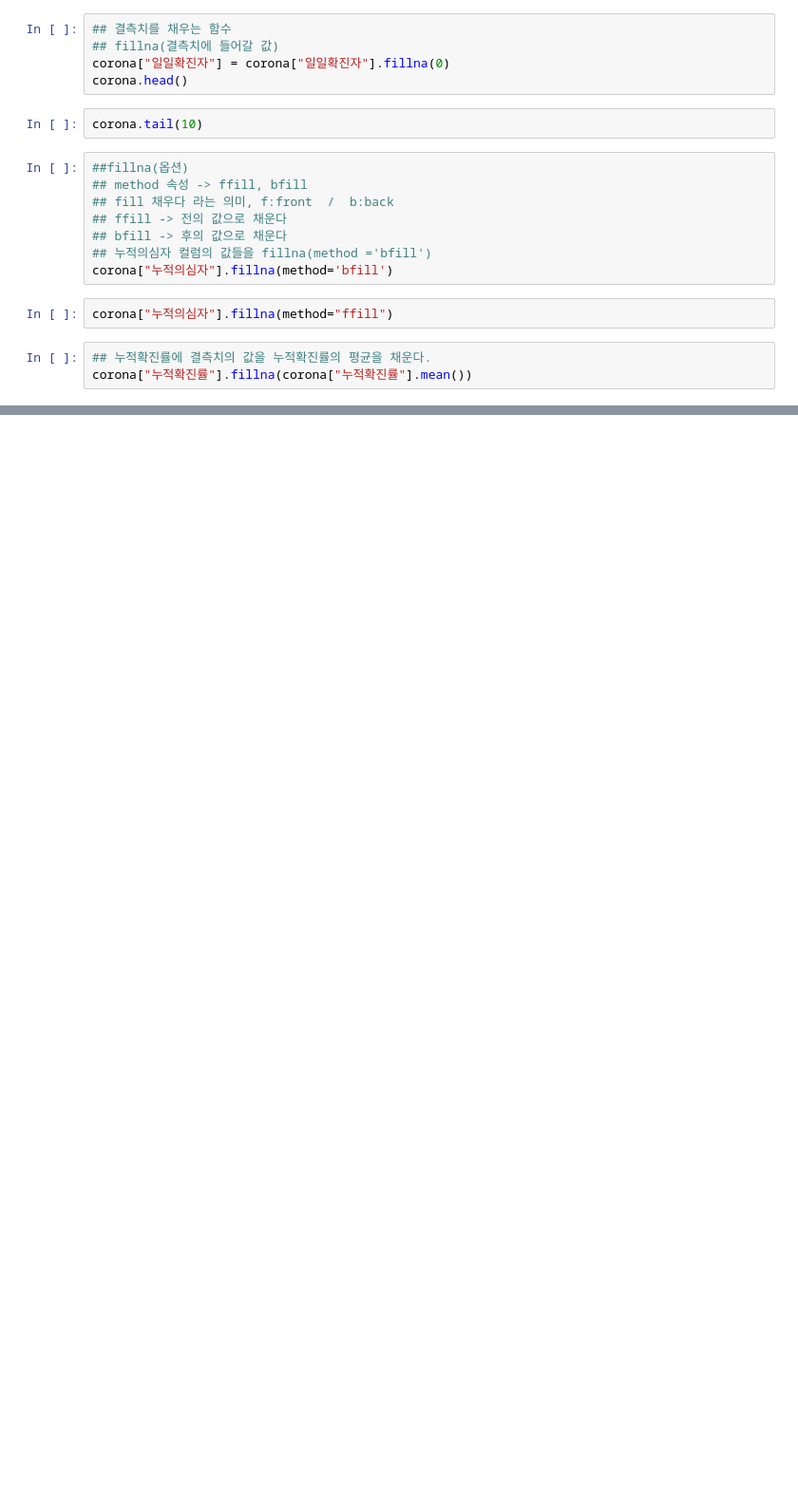
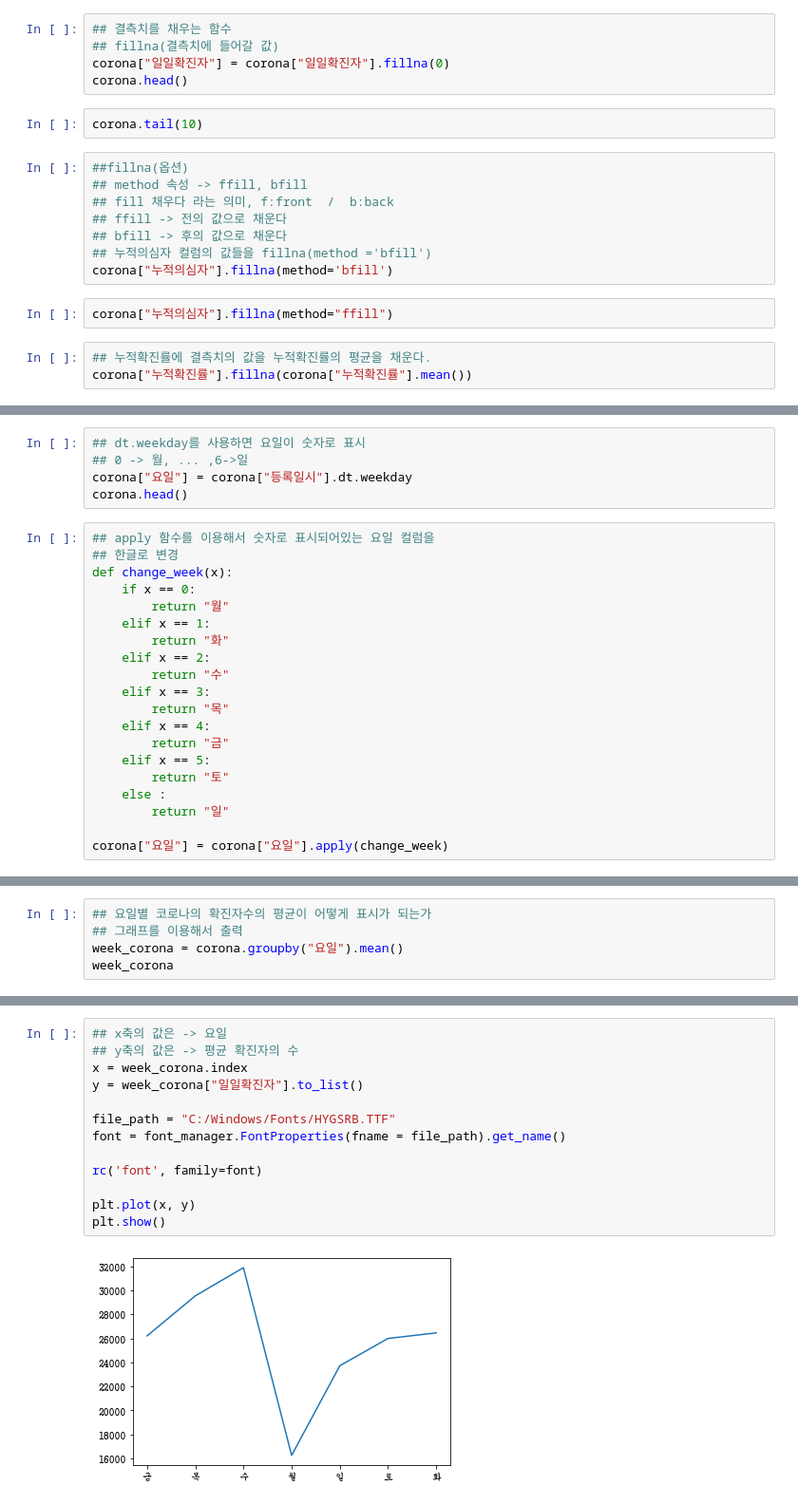
Before and after one commit to bsmoon-86/ubion-5, a Jupyter notebook: 220901/pandas.ipynb, the cells around one changed output, grey strips where cells are left out. Shown at 95% size. Drawn from its saved outputs; the diff is of its cells as text; blank space fills up the shorter version.

```diff
--- a/220901/pandas.ipynb
+++ b/220901/pandas.ipynb
@@ -53,0 +98,25 @@ corona.loc[444:448,:]
+# %%
+## dt.weekday를 사용하면 요일이 숫자로 표시
+## 0 -> 월, ... ,6->일
+corona["요일"] = corona["등록일시"].dt.weekday
+corona.head()
+# %%
+## apply 함수를 이용해서 숫자로 표시되어있는 요일 컬럼을
+## 한글로 변경
+def change_week(x):
+    if x == 0:
+        return "월"
+    elif x == 1:
+        return "화"
+    elif x == 2:
+        return "수"
+    elif x == 3:
+        return "목"
+    elif x == 4:
+        return "금"
+    elif x == 5:
+        return "토"
+    else :
+        return "일"
+
+corona["요일"] = corona["요일"].apply(change_week)
@@ -53,0 +127,5 @@ corona.loc[444:448,:]
+# %%
+## 요일별 코로나의 확진자수의 평균이 어떻게 표시가 되는가
+## 그래프를 이용해서 출력
+week_corona = corona.groupby("요일").mean()
+week_corona
@@ -53,0 +156,15 @@ corona.loc[444:448,:]
+# %%
+## x축의 값은 -> 요일
+## y축의 값은 -> 평균 확진자의 수
+x = week_corona.index
+y = week_corona["일일확진자"].to_list()
+
+file_path = "C:/Windows/Fonts/HYGSRB.TTF"
+font = font_manager.FontProperties(fname = file_path).get_name()
+
+rc('font', family=font)
+
+plt.plot(x, y)
+plt.show()
+# %% [output]
+[figure, added]
```
Also changed, not shown: parts of 13 cells of this notebook, 3 other files.
